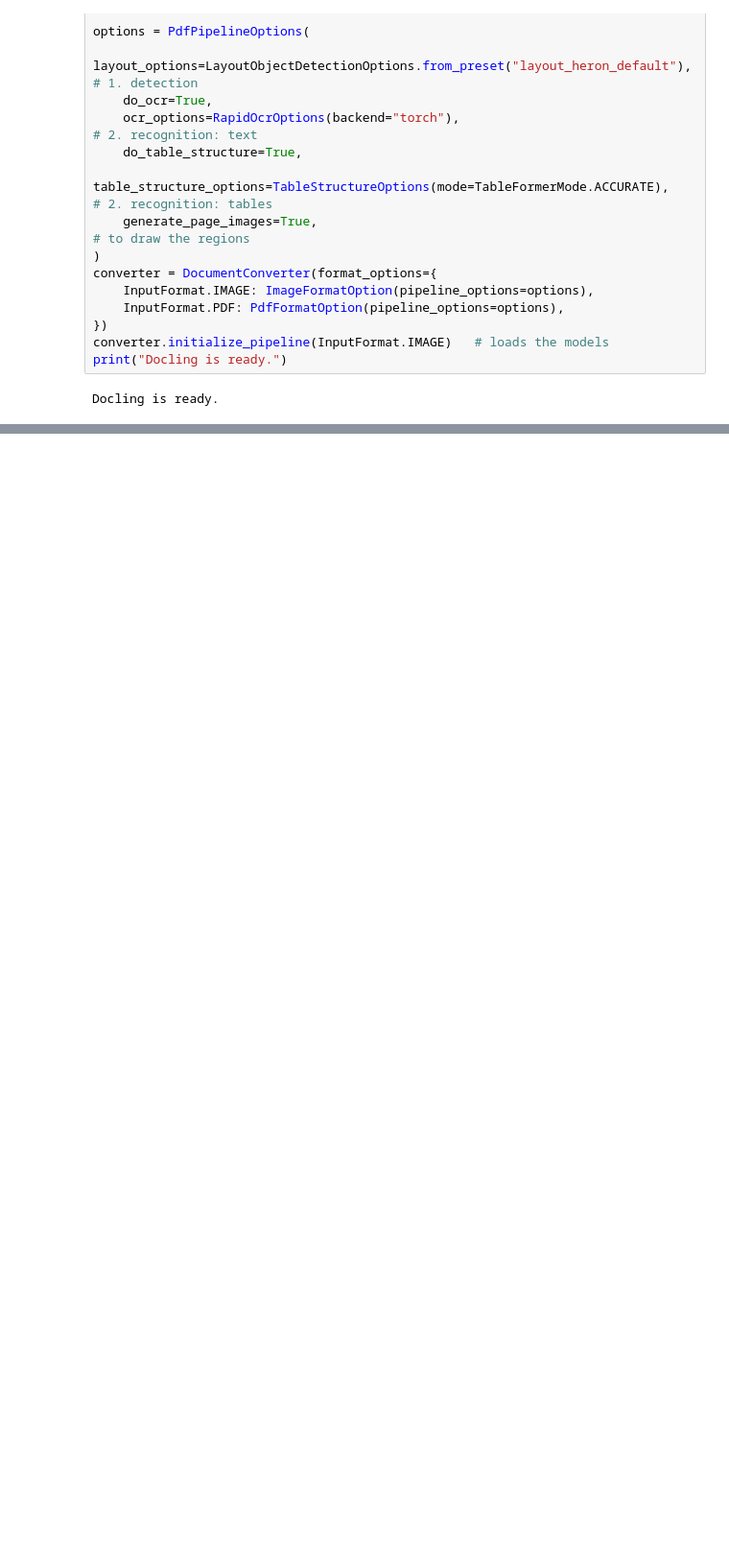
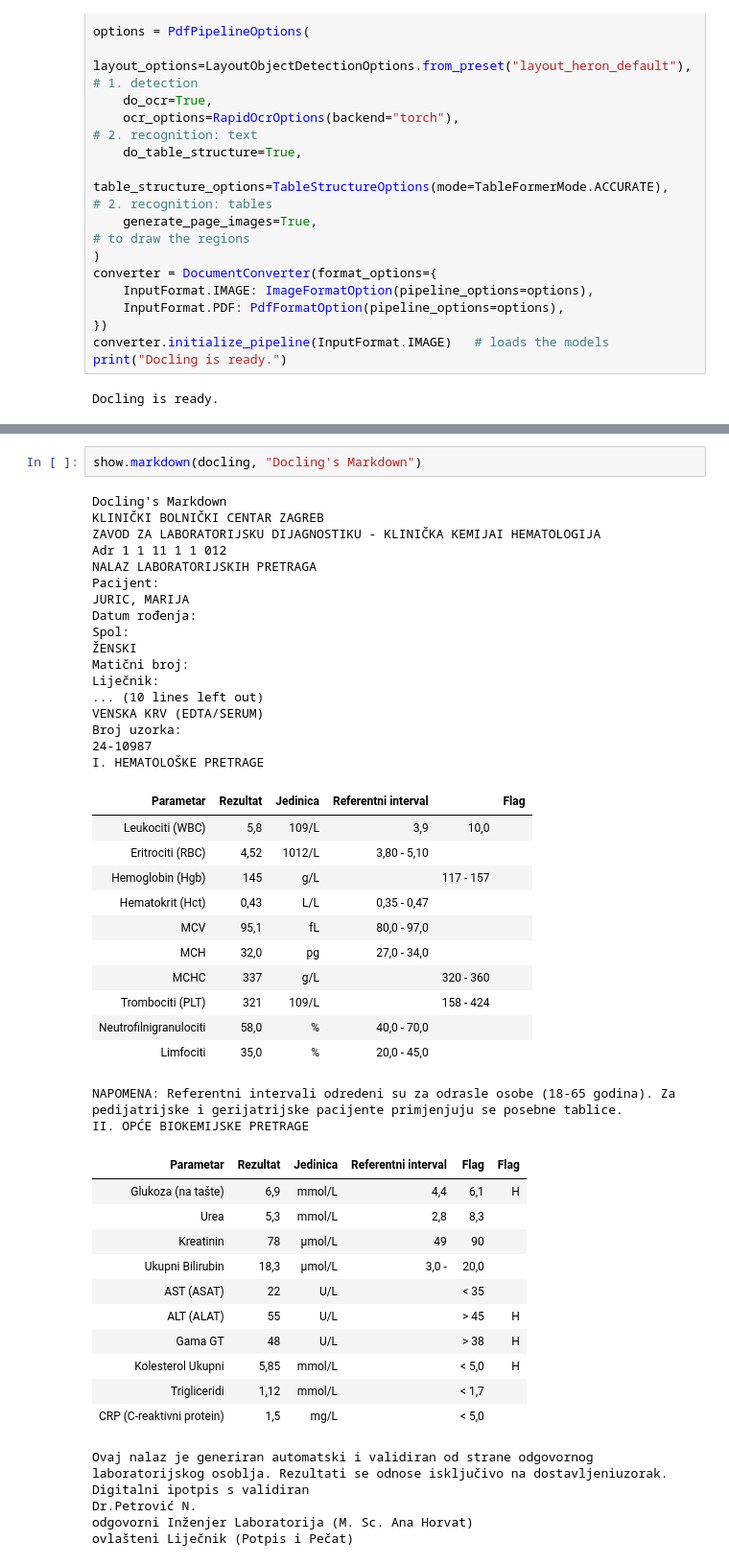
Before and after one commit to Atomic-Intelligence/document-understanding-demo, a Jupyter notebook: notebooks/demo_with_outputs.ipynb, the cells around one changed output, grey strips where cells are left out. Shown at 96% size. Drawn from its saved outputs; the diff is of its cells as text; blank space fills up the shorter version.

```diff
--- a/notebooks/demo_with_outputs.ipynb
+++ b/notebooks/demo_with_outputs.ipynb
@@ -310,0 +289,49 @@ show.parse(docling)
+# %%
+show.markdown(docling, "Docling's Markdown")
+# %% [output]
+Docling's Markdown
+KLINIČKI BOLNIČKI CENTAR ZAGREB
+ZAVOD ZA LABORATORIJSKU DIJAGNOSTIKU - KLINIČKA KEMIJAI HEMATOLOGIJA
+Adr 1 1 11 1 1 012
+NALAZ LABORATORIJSKIH PRETRAGA
+Pacijent:
+JURIC, MARIJA
+Datum rođenja:
+Spol:
+ŽENSKI
+Matični broj:
+Liječnik:
+... (10 lines left out)
+VENSKA KRV (EDTA/SERUM)
+Broj uzorka:
+24-10987
+I. HEMATOLOŠKE PRETRAGE
+| Parametar | Rezultat | Jedinica | Referentni interval |  | Flag |
+| Leukociti (WBC) | 5,8 | 109/L | 3,9 | 10,0 |  |
+| Eritrociti (RBC) | 4,52 | 1012/L | 3,80 - 5,10 |  |  |
+| Hemoglobin (Hgb) | 145 | g/L |  | 117 - 157 |  |
+| Hematokrit (Hct) | 0,43 | L/L | 0,35 - 0,47 |  |  |
+| MCV | 95,1 | fL | 80,0 - 97,0 |  |  |
+| MCH | 32,0 | pg | 27,0 - 34,0 |  |  |
+| MCHC | 337 | g/L |  | 320 - 360 |  |
+| Trombociti (PLT) | 321 | 109/L |  | 158 - 424 |  |
+| Neutrofilnigranulociti | 58,0 | % | 40,0 - 70,0 |  |  |
+| Limfociti | 35,0 | % | 20,0 - 45,0 |  |  |
+NAPOMENA: Referentni intervali odredeni su za odrasle osobe (18-65 godina). Za pedijatrijske i gerijatrijske pacijente primjenjuju se posebne tablice.
+II. OPĆE BIOKEMIJSKE PRETRAGE
+| Parametar | Rezultat | Jedinica | Referentni interval | Flag | Flag |
+| Glukoza (na tašte) | 6,9 | mmol/L | 4,4 | 6,1 | H |
+| Urea | 5,3 | mmol/L | 2,8 | 8,3 |  |
+| Kreatinin | 78 | μmol/L | 49 | 90 |  |
+| Ukupni Bilirubin | 18,3 | μmol/L | 3,0 - | 20,0 |  |
+| AST (ASAT) | 22 | U/L |  | < 35 |  |
+| ALT (ALAT) | 55 | U/L |  | > 45 | H |
+| Gama GT | 48 | U/L |  | > 38 | H |
+| Kolesterol Ukupni | 5,85 | mmol/L |  | < 5,0 | H |
+| Trigliceridi | 1,12 | mmol/L |  | < 1,7 |  |
+| CRP (C-reaktivni protein) | 1,5 | mg/L |  | < 5,0 |  |
+Ovaj nalaz je generiran automatski i validiran od strane odgovornog laboratorijskog osoblja. Rezultati se odnose isključivo na dostavljeniuzorak.
+Digitalni ipotpis s validiran
+Dr.Petrović N.
+odgovorni Inženjer Laboratorija (M. Sc. Ana Horvat)
+ovlašteni Liječnik (Potpis i Pečat)
```
Also changed, not shown: parts of 72 cells of this notebook, 3 other files.
